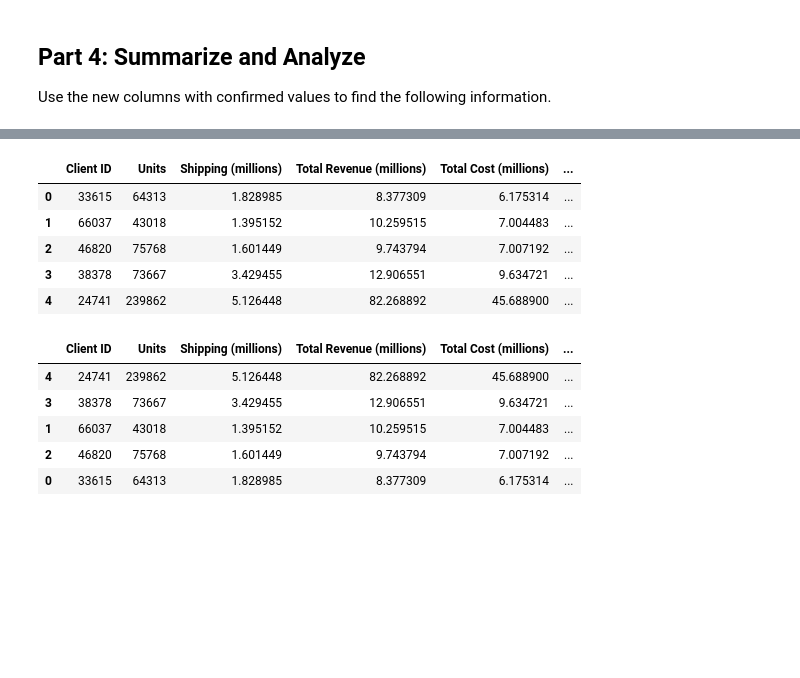
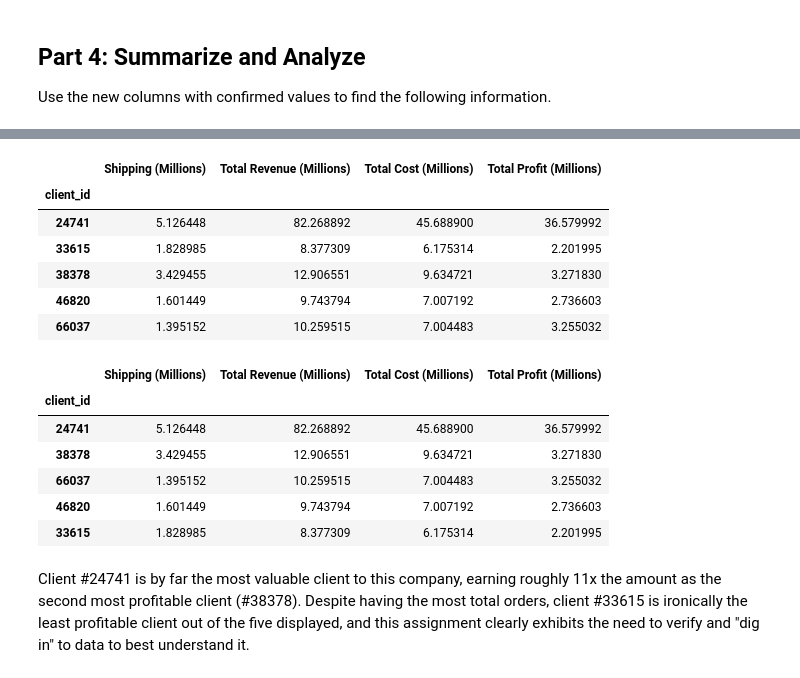
Before and after one commit to KevinM919/pandas-challenge-1, a Jupyter notebook: Starter_Code/wholesale_data_analysis_starter_code.ipynb, the cells around one changed output, grey strips where cells are left out. Saved outputs shown, nothing was run; the diff lists cells and outputs as text; code cells hidden in the pictures; blank space fills up the shorter version.

Commit message:
Completed Assignment

```diff
--- a/Starter_Code/wholesale_data_analysis_starter_code.ipynb
+++ b/Starter_Code/wholesale_data_analysis_starter_code.ipynb
@@ -128,3 +133,6 @@ ValueError: The truth value of a Series is ambiguous. Use a.empty, a.bool(), a.i
 # %%
 # Create a column for the total price using the subtotal and the shipping price along with a sales tax of 9.25%
+line_price = df['line_subtotal'] + df['shipping_price']
+df['line_price'] = round(line_price * 1.0925, 2)
+df.head()
 # %% [output]
@@ -135,6 +146,10 @@ ValueError: The truth value of a Series is ambiguous. Use a.empty, a.bool(), a.i
 # %%
 # Create a column for the cost of each line using unit cost, qty, and
 # shipping price (assume the shipping cost is exactly what is charged to the client).
+
+line_cost = df['unit_cost']*df['qty'] + df['shipping_price']
+df['line_cost'] = line_cost
+df.head()
 # %% [output]
 |  | first | last | job | phone | email | client_id | order_id | order_date | order_week | order_year | ... |
 | 0 | Donald | Harding | Immunologist | 793-904-7725x39308 | harding.donald.7185@sullivan.com | 58515 | 8953482 | 2023-04-28 | 17 | 2023 | ... |
@@ -144,5 +161,9 @@ ValueError: The truth value of a Series is ambiguous. Use a.empty, a.bool(), a.i
 # %%
 # Create a column for the profit of each line using line cost and line price
+
+line_profit = df['line_price'] - df['line_cost']
+df['line_profit'] = line_profit
+df.head()
 # %% [output]
 |  | first | last | job | phone | email | client_id | order_id | order_date | order_week | order_year | ... |
 | 0 | Donald | Harding | Immunologist | 793-904-7725x39308 | harding.donald.7185@sullivan.com | 58515 | 8953482 | 2023-04-28 | 17 | 2023 | ... |
@@ -178,4 +221,7 @@ Use the new columns with confirmed values to find the following information.
 # %%
 # Create a summary DataFrame showing the totals for the for the top 5 clients with the following information:
 # total units purchased, total shipping price, total revenue, and total profit.
+
+summary_df = df[df['client_id'].isin(client_id_list)].groupby('client_id').agg({'qty': 'sum', 'shipping_price': 'sum', 'line_price': 'sum', 'line_cost': 'sum', 'line_profit': 'sum'})
+summary_df.head()
 # %% [output]
@@ -188,29 +235,39 @@ Use the new columns with confirmed values to find the following information.
 # %%
 # Format the data and rename the columns to names suitable for presentation.
 
 # Define the money columns.
-
+money_columns = ['shipping_price', 'line_price', 'line_cost', 'line_profit']
 
 # Define a function that converts a dollar amount to millions.
-
+def currency_format_millions(amount):
+    return amount/1000000
 
 # Apply the currency_format_millions function to only the money columns.
-
+summary_df = summary_df[money_columns].apply(currency_format_millions)
 
 # Rename the columns to reflect the change in the money format.
+summary_df = summary_df.rename(columns={'qty': 'Total Units Purchased', 'shipping_price': 'Shipping (Millions)', 'line_price': 'Total Revenue (Millions)', 'line_cost': 'Total Cost (Millions)', 'line_profit': 'Total Profit (Millions)'})
+summary_df.head()
 # %% [output]
-|  | Client ID | Units | Shipping (millions) | Total Revenue (millions) | Total Cost (millions) | ... |
-| 0 | 33615 | 64313 | 1.828985 | 8.377309 | 6.175314 | ... |
-| 1 | 66037 | 43018 | 1.395152 | 10.259515 | 7.004483 | ... |
-| 2 | 46820 | 75768 | 1.601449 | 9.743794 | 7.007192 | ... |
-| 3 | 38378 | 73667 | 3.429455 | 12.906551 | 9.634721 | ... |
-| 4 | 24741 | 239862 | 5.126448 | 82.268892 | 45.688900 | ... |
+|  | Shipping (Millions) | Total Revenue (Millions) | Total Cost (Millions) | Total Profit (Millions) |
+| client_id |  |  |  |  |
+| 24741 | 5.126448 | 82.268892 | 45.688900 | 36.579992 |
+| 33615 | 1.828985 | 8.377309 | 6.175314 | 2.201995 |
+| 38378 | 3.429455 | 12.906551 | 9.634721 | 3.271830 |
+| 46820 | 1.601449 | 9.743794 | 7.007192 | 2.736603 |
+| 66037 | 1.395152 | 10.259515 | 7.004483 | 3.255032 |
 # %%
 # Sort the updated data by "Total Profit (millions)" form highest to lowest and assign the sort to a new DatFrame.
+
+summary_df = summary_df.sort_values(by='Total Profit (Millions)', ascending=False)
+summary_df
 # %% [output]
-|  | Client ID | Units | Shipping (millions) | Total Revenue (millions) | Total Cost (millions) | ... |
-| 4 | 24741 | 239862 | 5.126448 | 82.268892 | 45.688900 | ... |
-| 3 | 38378 | 73667 | 3.429455 | 12.906551 | 9.634721 | ... |
-| 1 | 66037 | 43018 | 1.395152 | 10.259515 | 7.004483 | ... |
-| 2 | 46820 | 75768 | 1.601449 | 9.743794 | 7.007192 | ... |
-| 0 | 33615 | 64313 | 1.828985 | 8.377309 | 6.175314 | ... |
+|  | Shipping (Millions) | Total Revenue (Millions) | Total Cost (Millions) | Total Profit (Millions) |
+| client_id |  |  |  |  |
+| 24741 | 5.126448 | 82.268892 | 45.688900 | 36.579992 |
+| 38378 | 3.429455 | 12.906551 | 9.634721 | 3.271830 |
+| 66037 | 1.395152 | 10.259515 | 7.004483 | 3.255032 |
+| 46820 | 1.601449 | 9.743794 | 7.007192 | 2.736603 |
+| 33615 | 1.828985 | 8.377309 | 6.175314 | 2.201995 |
+# %% [markdown]
+Client #24741 is by far the most valuable client to this company, earning roughly 11x the amount as the second most profitable client (#38378). Despite having the most total orders, client #33615 is ironically the least profitable client out of the five displayed, and this assignment clearly exhibits the need to verify and "dig in" to data to best understand it.
```
Also changed, not shown: parts of 9 cells of this notebook.
